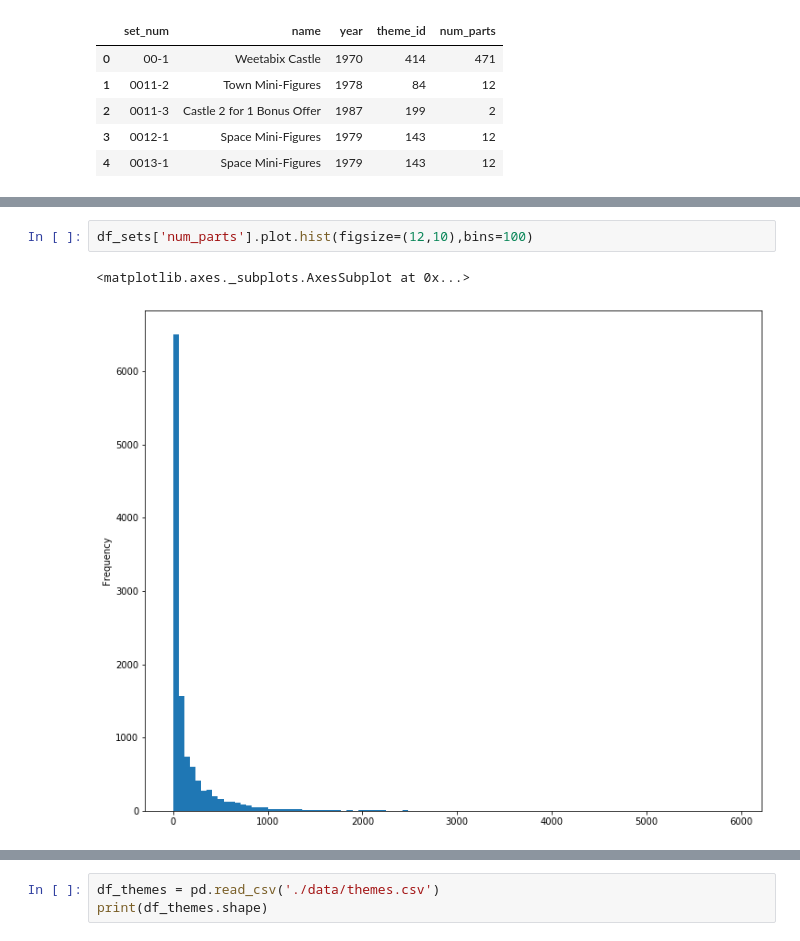
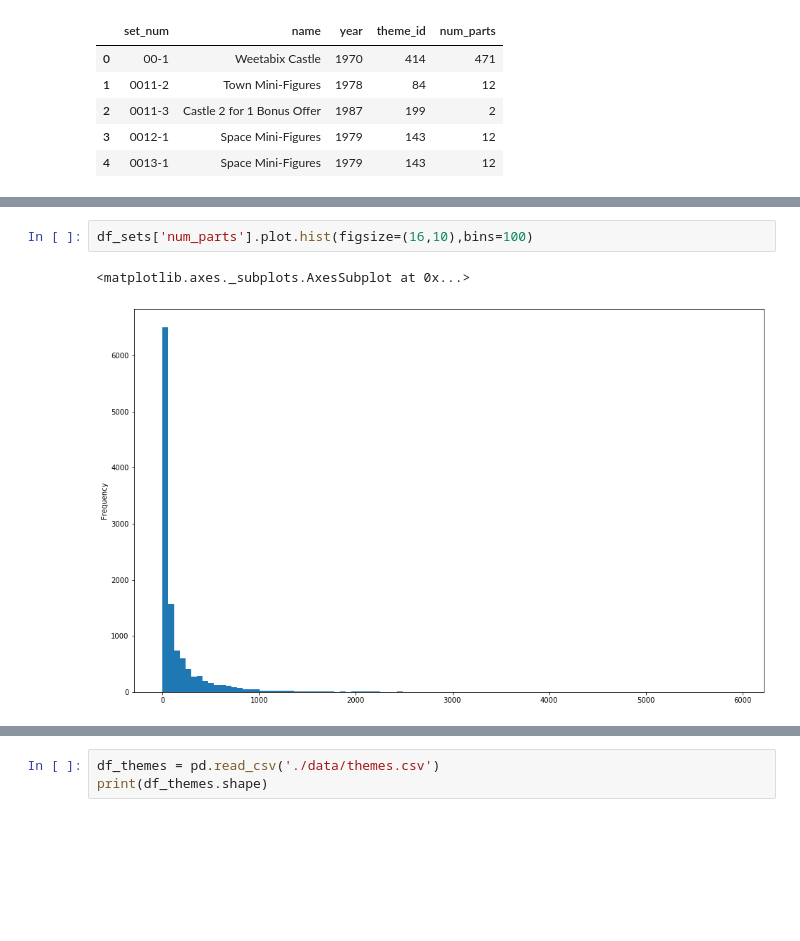
Before and after one commit to JIVJGFJZKF/summer_2020_data, a Jupyter notebook: analysis_lesson_01.ipynb, the cells around one changed output, grey strips where cells are left out. Cells and saved outputs as stored; diff of their text form; blank space fills up the shorter version.

```diff
--- a/analysis_lesson_01.ipynb
+++ b/analysis_lesson_01.ipynb
@@ -26,5 +84,5 @@ df_sets.head()
 # %%
-df_sets['num_parts'].plot.hist(figsize=(12,10),bins=100)
+df_sets['num_parts'].plot.hist(figsize=(16,10),bins=100)
 # %% [output]
 <matplotlib.axes._subplots.AxesSubplot at 0x...>
-[figure, old version]
+[figure, new version]
```
Also changed, not shown: parts of 25 cells of this notebook.
